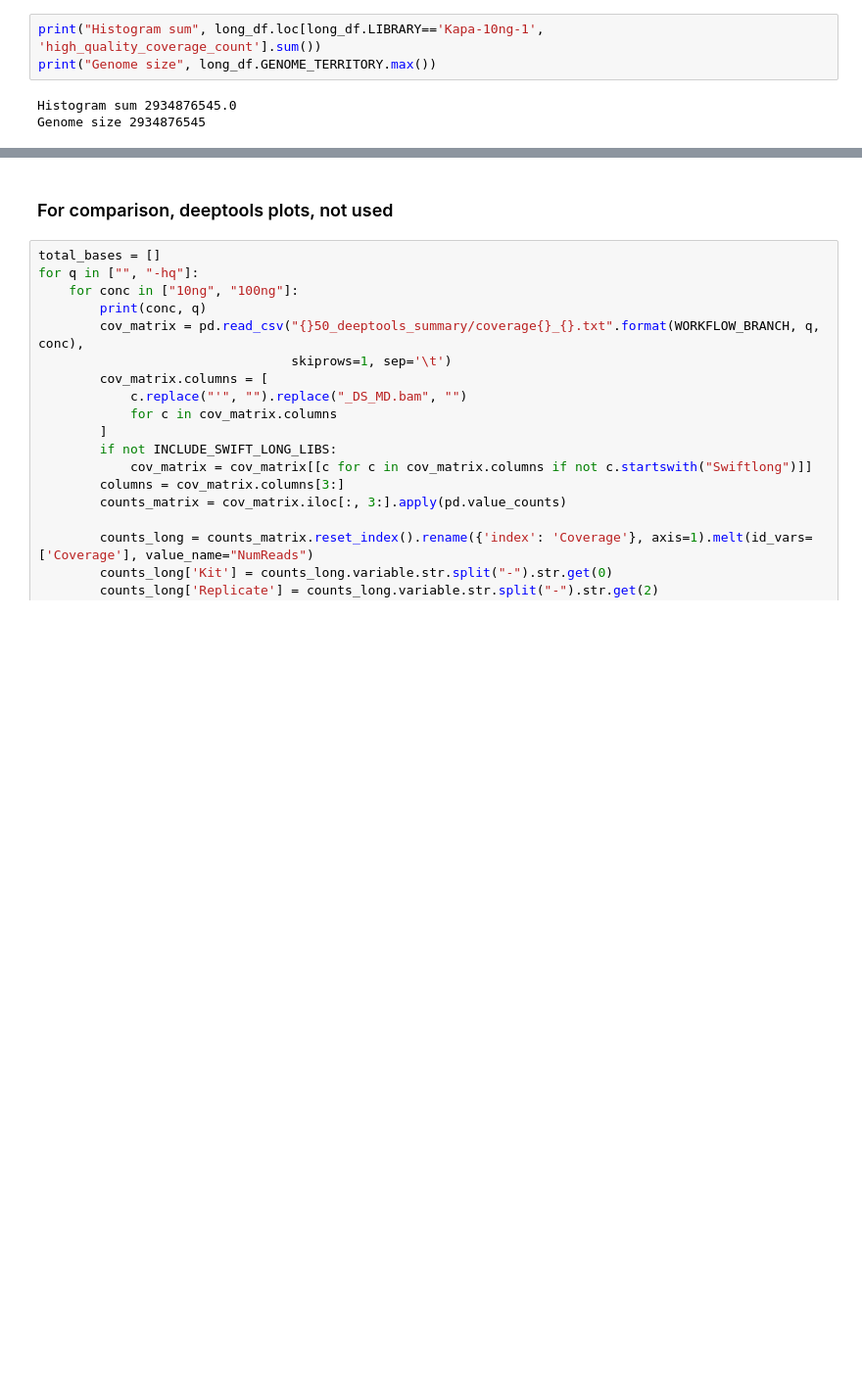
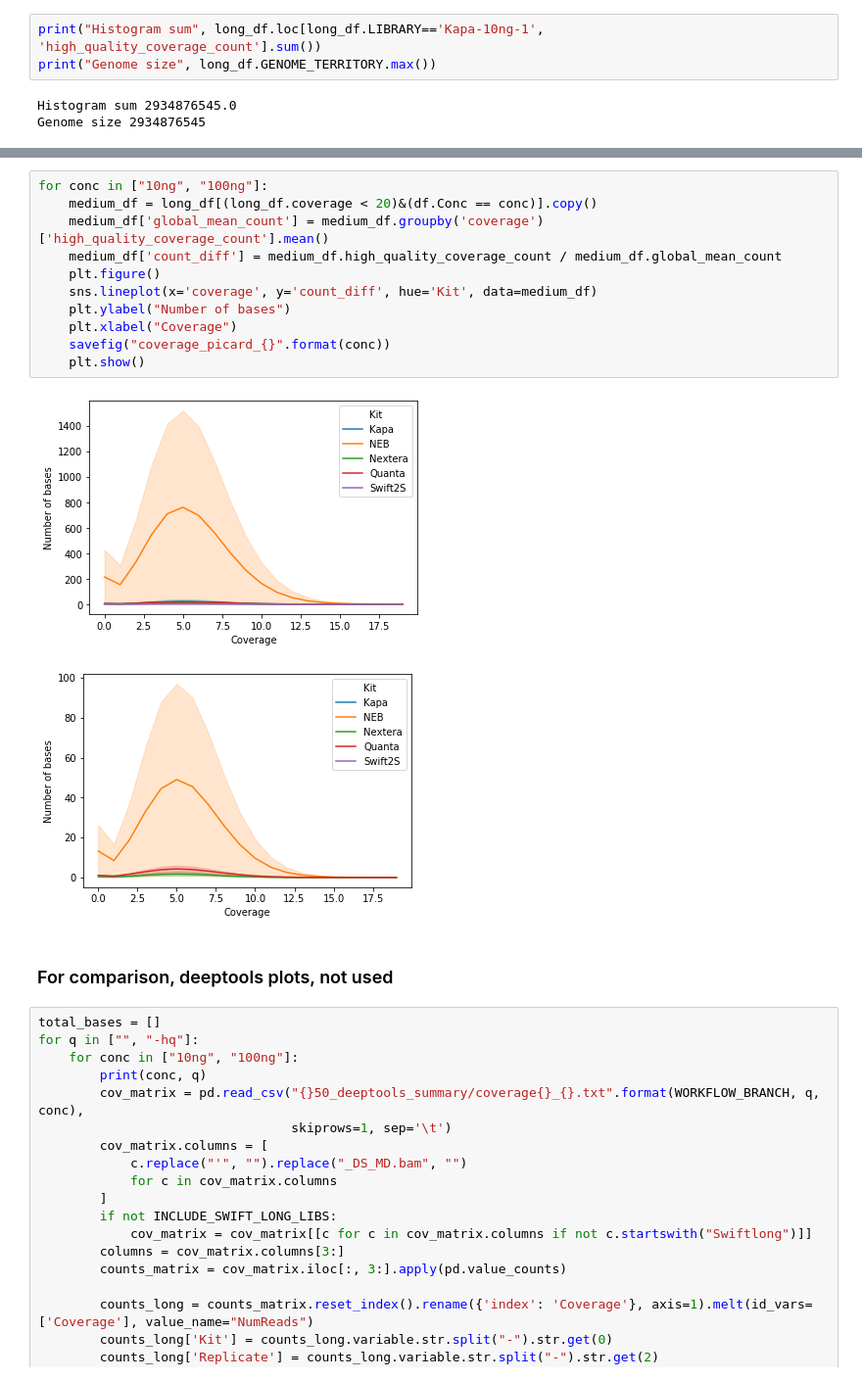
Before and after one commit to fa2k/comparison, a Jupyter notebook: b_Analysis.ipynb, the cells around one changed output, grey strips where cells are left out. Shown at 98% size. Saved outputs shown, nothing was run; the diff lists cells and outputs as text; blank space fills up the shorter version.

```diff
--- a/b_Analysis.ipynb
+++ b/b_Analysis.ipynb
@@ -197,3 +197,17 @@ for conc in ["10ng", "100ng"]:
+# %%
+for conc in ["10ng", "100ng"]:
+    medium_df = long_df[(long_df.coverage < 20)&(df.Conc == conc)].copy()
+    medium_df['global_mean_count'] = medium_df.groupby('coverage')['high_quality_coverage_count'].mean()
+    medium_df['count_diff'] = medium_df.high_quality_coverage_count / medium_df.global_mean_count
+    plt.figure()
+    sns.lineplot(x='coverage', y='count_diff', hue='Kit', data=medium_df)
+    plt.ylabel("Number of bases")
+    plt.xlabel("Coverage")
+    savefig("coverage_picard_{}".format(conc))
+    plt.show()
+# %% [output]
+[figure, added]
+[figure, added]
 # %% [markdown]
 ### For comparison, deeptools plots, not used
 # %%
```
Also changed, not shown: parts of 12 cells of this notebook, 5 other files.
